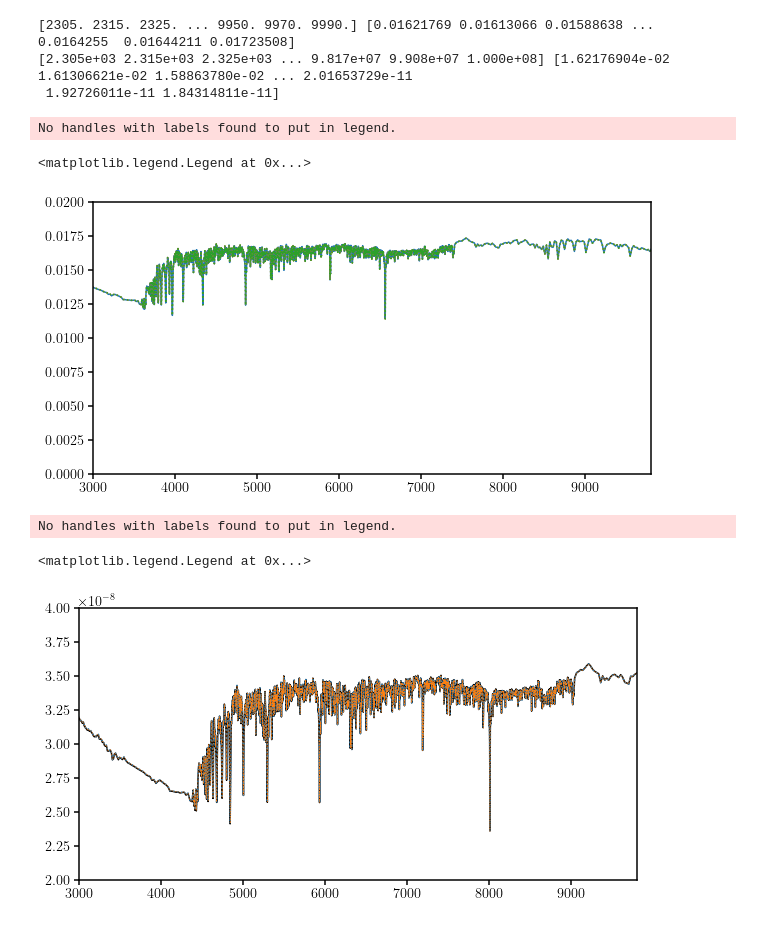
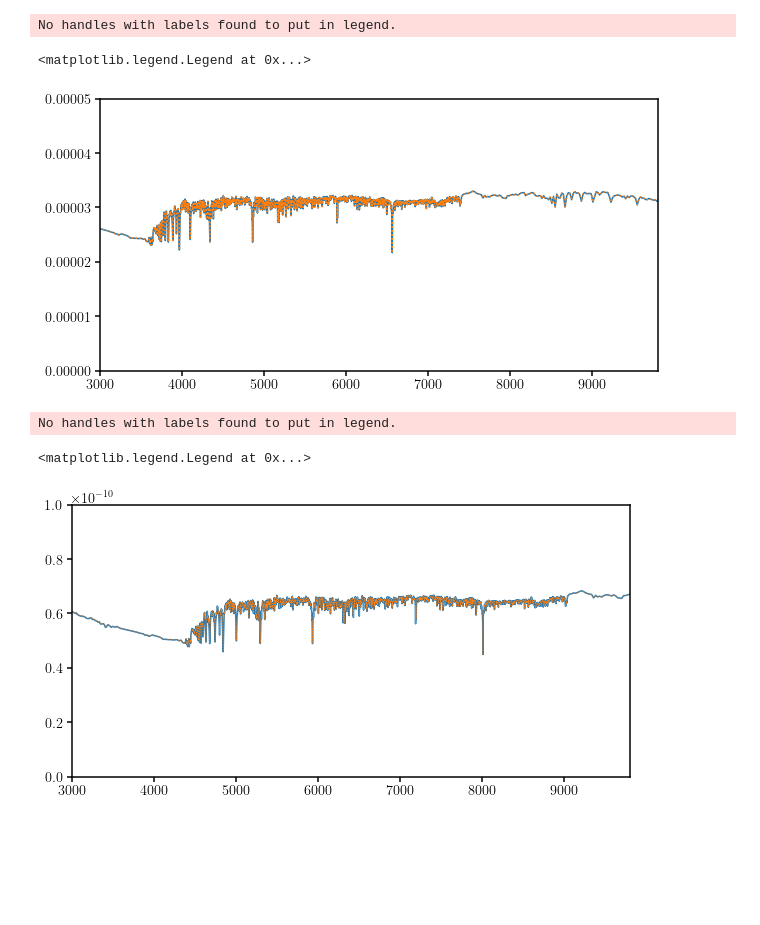
Before and after one commit to changhoonhahn/gqp_mc, a Jupyter notebook: nb/speculator_fsps.ipynb, the cells around one changed output. Drawn from its saved outputs; the diff is of its cells as text; code cells hidden in the pictures; blank space fills up the shorter version.

```diff
--- a/nb/speculator_fsps.ipynb
+++ b/nb/speculator_fsps.ipynb
@@ -33,27 +31,19 @@ _wave, sspLum = np.load('fsps_sspLum.npy')
 spectrum = speculate._emulator(theta)
 # %%
 w_fsps, spectrum_fsps = speculate_fsps._fsps_model(theta)
-# %%
-print(_wave, sspLum)
-print(w_fsps[w_fsps > 2.3e3], spectrum_fsps[w_fsps > 2.3e3])
-# %% [output]
-[2305. 2315. 2325. ... 9950. 9970. 9990.] [0.01621769 0.01613066 0.01588638 ... 0.0164255  0.01644211 0.01723508]
-[2.305e+03 2.315e+03 2.325e+03 ... 9.817e+07 9.908e+07 1.000e+08] [1.62176904e-02 1.61306621e-02 1.58863780e-02 ... 2.01653729e-11
- 1.92726011e-11 1.84314811e-11]
 # %%
 fig = plt.figure(figsize=(10,5))
 sub = plt.subplot(111)
 sub.plot(speculate._emu_wave, spectrum)
-sub.plot(_wave, sspLum, ls=':')
 sub.plot(w_fsps, spectrum_fsps, ls=':')
 
 sub.set_xlim(3e3, 9800.)
-sub.set_ylim(0.,0.02)
+sub.set_ylim(0.,0.00005)
 sub.legend(loc='upper right', fontsize=20)
 # %% [output]
 No handles with labels found to put in legend.
 <matplotlib.legend.Legend at 0x...>
-[figure, old version]
+[figure, new version]
 # %%
 _theta = np.array([0.]+list(theta[:-1]))
 
@@ -69,13 +55,12 @@ _w_fsps, _spec_fsps = speculate_fsps.model(_theta, zred=zred, dont_transform=Tru
 # %%
 fig = plt.figure(figsize=(10,5))
 sub = plt.subplot(111)
-sub.plot(_w, _spec, c='k')
-sub.plot(_wave_z, flux_z, ls=':')
-sub.plot(_w_fsps, _spec_fsps, lw=0.5, ls='--')
+sub.plot(_w, _spec, c='C0')
+sub.plot(_w_fsps, _spec_fsps, c='C1', lw=0.5, ls='--')
 sub.set_xlim(3e3, 9800.)
-sub.set_ylim(2e-8,0.4e-7)
+sub.set_ylim(0.,1e-10)
 sub.legend(loc='upper right', fontsize=20)
 # %% [output]
 No handles with labels found to put in legend.
 <matplotlib.legend.Legend at 0x...>
-[figure, old version]
+[figure, new version]
```
Also changed, not shown: parts of 3 cells of this notebook.
